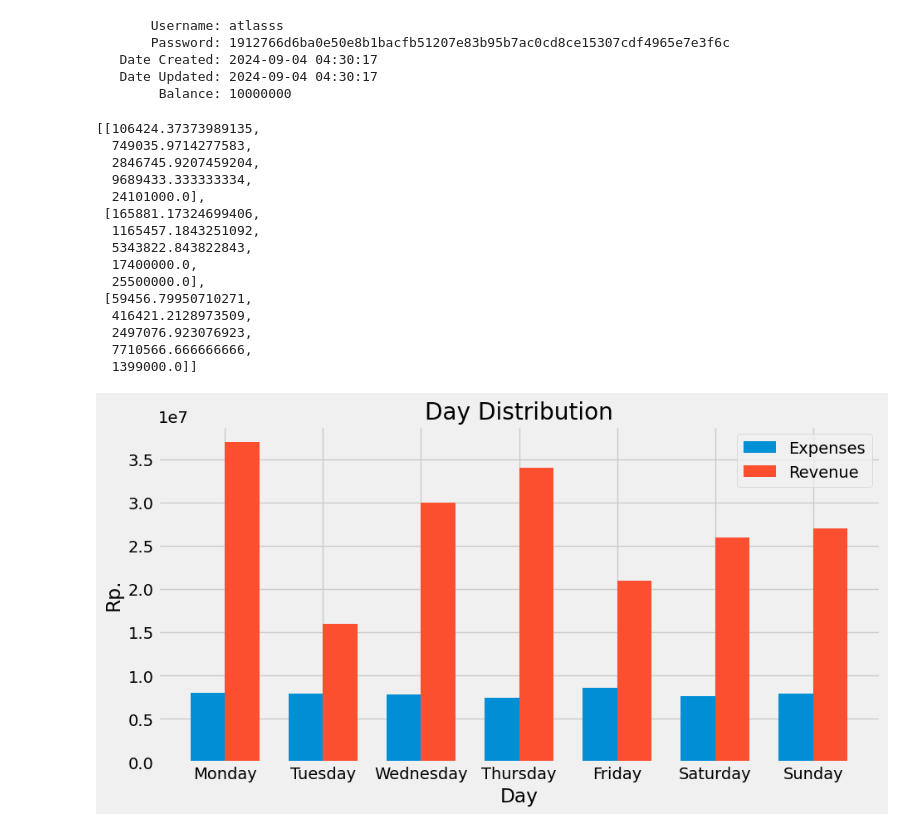
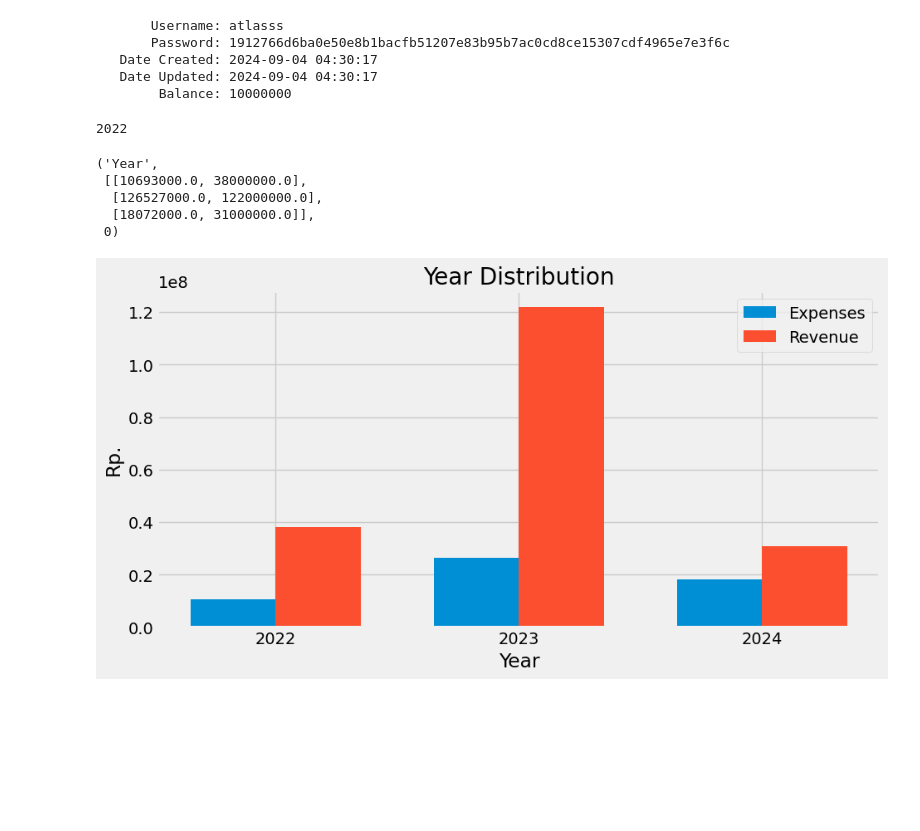
Before and after one commit to AtlasCJr/pfm, a Jupyter notebook: Analysis.ipynb, the cells around one changed output. Cells and saved outputs as stored; diff of their text form; code cells hidden in the pictures; blank space fills up the shorter version.

Commit message:
Revamp 'Home' and 'Profile' UI, added more 'Visualize' features

```diff
--- a/Analysis.ipynb
+++ b/Analysis.ipynb
@@ -48,6 +48,8 @@ class enrichedData:
         plt.ylabel("Rp.")
         plt.title("Complete Plot", pad=20)
 
+        plt.xticks([int(year) for year in curData.index])
+
         curData['Expenses']['TOTAL'].cumsum().plot(ax=ax, label='Cumulative Expenses', alpha=0.6)
         curData['Revenue']['TOTAL'].cumsum().plot(ax=ax, label='Cumulative Revenue', alpha=0.6)
         curData['TOTAL'].cumsum().plot(ax=ax, label='Budget', alpha=0.6)
@@ -55,7 +57,20 @@ class enrichedData:
         plt.legend()
         plt.show()
 
-    def plotCategory(self, cat:int):
+        exported_data = []
+        for year in curData.index:
+            exported_data.append([
+                curData[('Expenses', 'TOTAL')].loc[year],
+                curData[('Revenue', 'TOTAL')].loc[year],
+                curData[('Revenue', 'TOTAL')].loc[year] - curData[('Expenses', 'TOTAL')].loc[year]
+            ])
+
+        print(exported_data)
+
+        return exported_data, curData.index[0], len(curData.index)
+
+
+    def plotCategory(self):
         _, ax = plt.subplots(figsize=self.figsize)
 
         all_types = [0, 1, 2, 3, 4, 5, 10, 11, 12, 13]
@@ -75,6 +90,16 @@ class enrichedData:
         ax.text(0.5, 1.01, f"All Year", ha='center', va='center', transform=ax.transAxes, fontsize=15)
 
         plt.show()
+
+
+        exported_data = []
+        for i in byType.index:
+            exported_data.append([
+                byType['TYPE_LABEL'][i],
+                byType['VALUE'].loc[i]
+            ])
+
+        return exported_data
 
     def getLinReg(self):
         data = self.data
@@ -152,6 +177,20 @@ class enrichedData:
         plt.ylabel('Rp.')
         plt.title(f'{title} Distribution')
         plt.legend()
+
+        exported_data = []
+        for i in cur_data.index:
+            exported_data.append([
+                cur_data['ET'].loc[i],
+                cur_data['RT'].loc[i]
+            ])
+
+        if time_cycle == "YEAR":
+            start = cur_data['YEAR'].loc[0]
+        else:
+            start = None
+
+        return title, exported_data, start
 # %%
 def enrichData(df: pd.DataFrame) -> enrichedData:
   old_data = df.copy()
@@ -215,25 +254,13 @@ def enrichData(df: pd.DataFrame) -> enrichedData:
   return enrichedData(old_data, DATA)
 # %%
 myData = enrichData(df)
-
-myData.getLinReg()
-# %% [output]
-[[106424.37373989135,
-  749035.9714277583,
-  2846745.9207459204,
-  9689433.333333334,
-  24101000.0],
- [165881.17324699406,
-  1165457.1843251092,
-  5343822.843822843,
-  17400000.0,
-  25500000.0],
- [59456.79950710271,
-  416421.2128973509,
-  2497076.923076923,
-  7710566.666666666,
-  1399000.0]]
 # %%
-myData.plotTimeCycle(0)
+myData.plotTimeCycle(4)
 # %% [output]
+2022
+('Year',
+ [[10693000.0, 38000000.0],
+  [126527000.0, 122000000.0],
+  [18072000.0, 31000000.0]],
+ 0)
-[figure, old version]
+[figure, new version]
```
Also changed, not shown: 8 other files.
